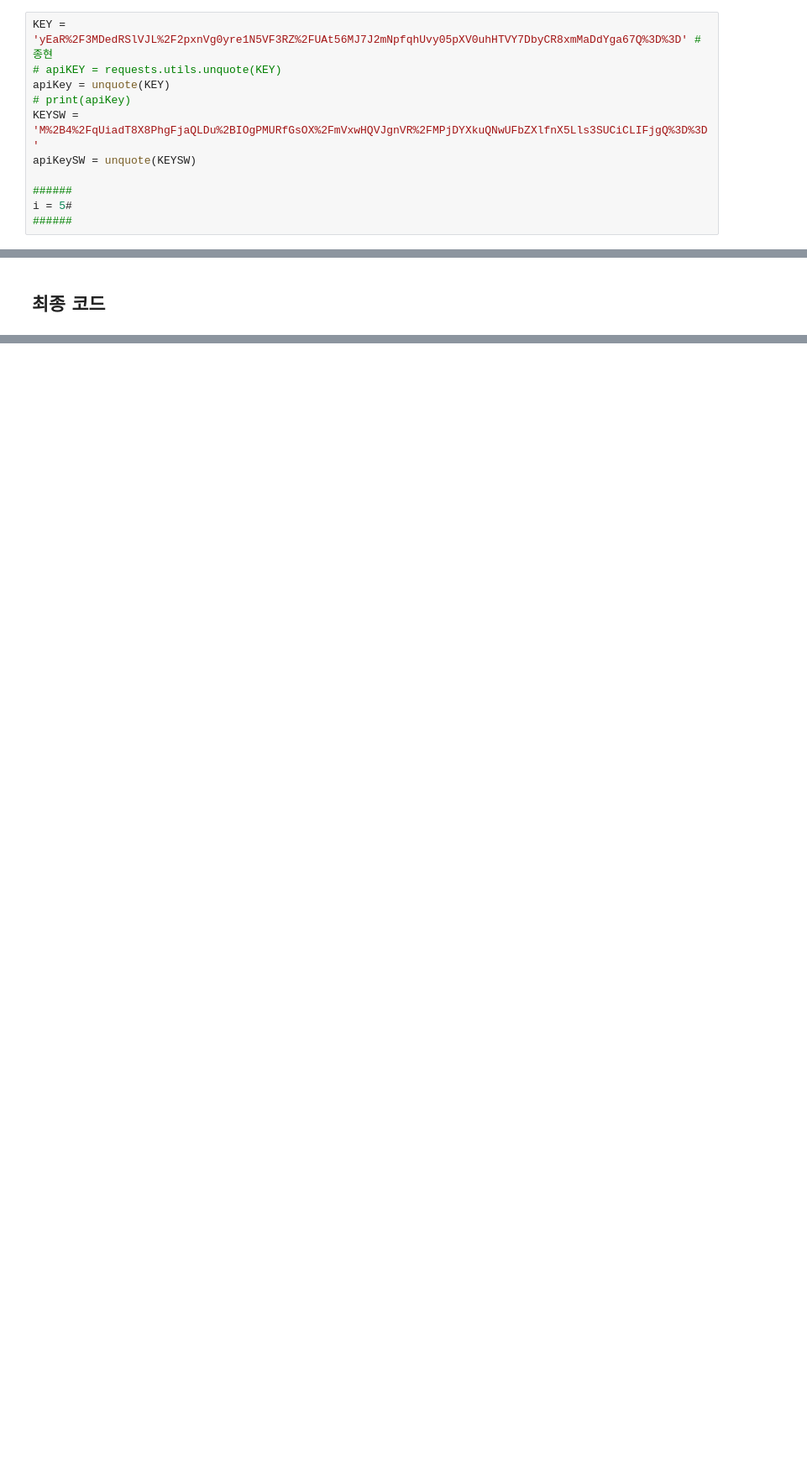
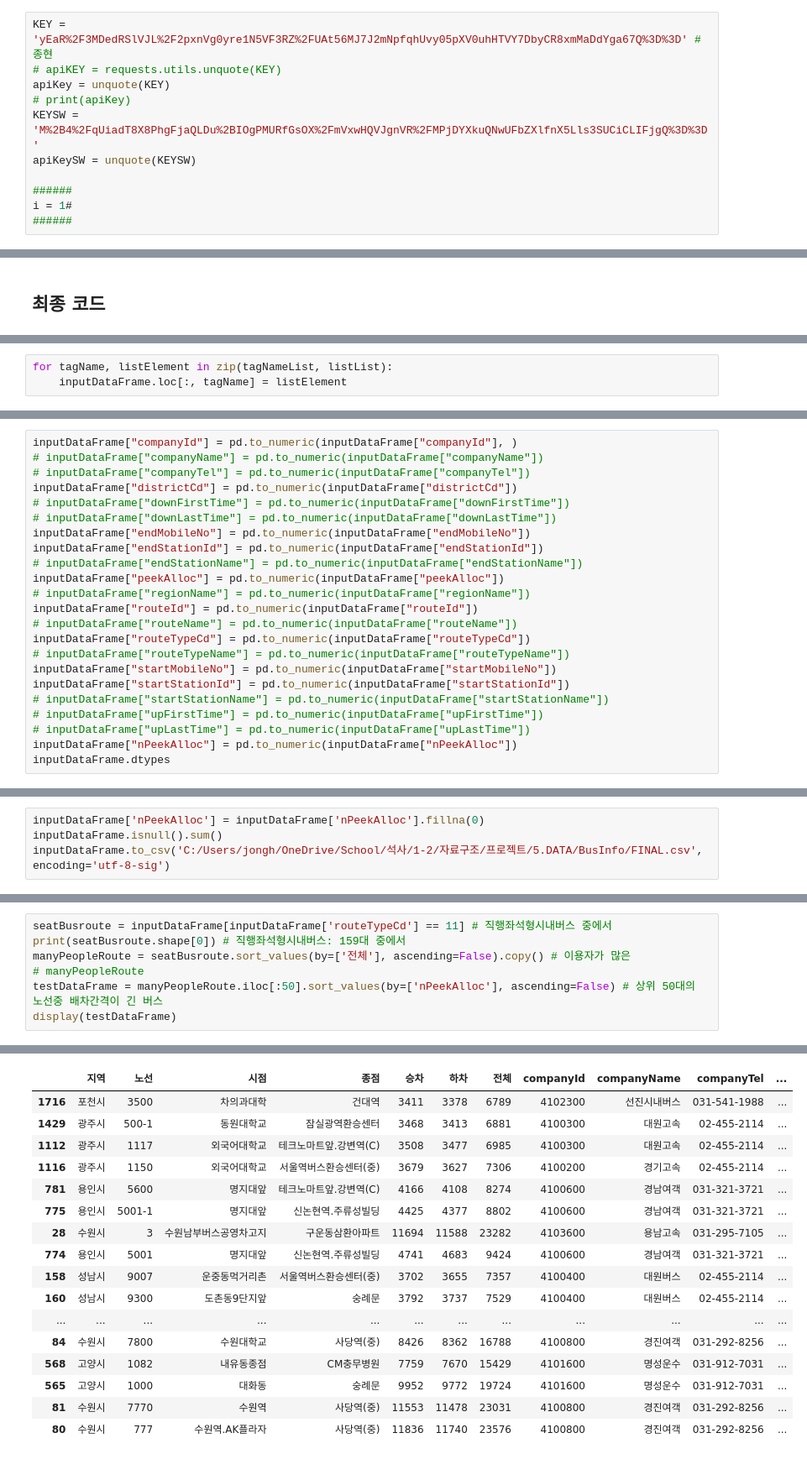
Before and after one commit to pilltong/Data-Structure-Project, a Jupyter notebook: BTTA_BusInfo.ipynb, the cells around one changed output, grey strips where cells are left out. Shown: that part at 84% size. Cells and saved outputs as stored; diff of their text form; blank space fills up the shorter version.

```diff
--- a/BTTA_BusInfo.ipynb
+++ b/BTTA_BusInfo.ipynb
@@ -80,7 +68,7 @@ KEYSW = 'M%2B4%2FqUiadT8X8PhgFjaQLDu%2BIOgPMURfGsOX%2FmVxwHQVJgnVR%2FMPjDYXkuQNw
 apiKeySW = unquote(KEYSW)
 
 ######
-i = 5#
+i = 1#
 ######
 # %% [markdown]
 ## URL 생성
@@ -207,0 +440,3 @@ print(routeIdList)
+# %%
+for tagName, listElement in zip(tagNameList, listList):
+    inputDataFrame.loc[:, tagName] = listElement
@@ -207,0 +471,23 @@ print(routeIdList)
+# %%
+inputDataFrame["companyId"] = pd.to_numeric(inputDataFrame["companyId"], )
+# inputDataFrame["companyName"] = pd.to_numeric(inputDataFrame["companyName"])
+# inputDataFrame["companyTel"] = pd.to_numeric(inputDataFrame["companyTel"])
+inputDataFrame["districtCd"] = pd.to_numeric(inputDataFrame["districtCd"])
+# inputDataFrame["downFirstTime"] = pd.to_numeric(inputDataFrame["downFirstTime"])
+# inputDataFrame["downLastTime"] = pd.to_numeric(inputDataFrame["downLastTime"])
+inputDataFrame["endMobileNo"] = pd.to_numeric(inputDataFrame["endMobileNo"])
+inputDataFrame["endStationId"] = pd.to_numeric(inputDataFrame["endStationId"])
+# inputDataFrame["endStationName"] = pd.to_numeric(inputDataFrame["endStationName"])
+inputDataFrame["peekAlloc"] = pd.to_numeric(inputDataFrame["peekAlloc"])
+# inputDataFrame["regionName"] = pd.to_numeric(inputDataFrame["regionName"])
+inputDataFrame["routeId"] = pd.to_numeric(inputDataFrame["routeId"])
+# inputDataFrame["routeName"] = pd.to_numeric(inputDataFrame["routeName"])
+inputDataFrame["routeTypeCd"] = pd.to_numeric(inputDataFrame["routeTypeCd"])
+# inputDataFrame["routeTypeName"] = pd.to_numeric(inputDataFrame["routeTypeName"])
+inputDataFrame["startMobileNo"] = pd.to_numeric(inputDataFrame["startMobileNo"])
+inputDataFrame["startStationId"] = pd.to_numeric(inputDataFrame["startStationId"])
+# inputDataFrame["startStationName"] = pd.to_numeric(inputDataFrame["startStationName"])
+# inputDataFrame["upFirstTime"] = pd.to_numeric(inputDataFrame["upFirstTime"])
+# inputDataFrame["upLastTime"] = pd.to_numeric(inputDataFrame["upLastTime"])
+inputDataFrame["nPeekAlloc"] = pd.to_numeric(inputDataFrame["nPeekAlloc"])
+inputDataFrame.dtypes
@@ -207,0 +512,4 @@ print(routeIdList)
+# %%
+inputDataFrame['nPeekAlloc'] = inputDataFrame['nPeekAlloc'].fillna(0)
+inputDataFrame.isnull().sum()
+inputDataFrame.to_csv('C:/Users/jongh/OneDrive/School/석사/1-2/자료구조/프로젝트/5.DATA/BusInfo/FINAL.csv', encoding='utf-8-sig')
@@ -207,0 +518,8 @@ print(routeIdList)
+# %%
+seatBusroute = inputDataFrame[inputDataFrame['routeTypeCd'] == 11] # 직행좌석형시내버스 중에서
+print(seatBusroute.shape[0]) # 직행좌석형시내버스: 159대 중에서
+manyPeopleRoute = seatBusroute.sort_values(by=['전체'], ascending=False).copy() # 이용자가 많은
+# manyPeopleRoute
+testDataFrame = manyPeopleRoute.iloc[:50].sort_values(by=['nPeekAlloc'], ascending=False) # 상위 50대의 노선중 배차간격이 긴 버스
+display(testDataFrame)
+# %% [output]
@@ -207,0 +527,17 @@ print(routeIdList)
+|  | 지역 | 노선 | 시점 | 종점 | 승차 | 하차 | 전체 | companyId | companyName | companyTel | ... |
+| 1716 | 포천시 | 3500 | 차의과대학 | 건대역 | 3411 | 3378 | 6789 | 4102300 | 선진시내버스 | 031-541-1988 | ... |
+| 1429 | 광주시 | 500-1 | 동원대학교 | 잠실광역환승센터 | 3468 | 3413 | 6881 | 4100300 | 대원고속 | 02-455-2114 | ... |
+| 1112 | 광주시 | 1117 | 외국어대학교 | 테크노마트앞.강변역(C) | 3508 | 3477 | 6985 | 4100300 | 대원고속 | 02-455-2114 | ... |
+| 1116 | 광주시 | 1150 | 외국어대학교 | 서울역버스환승센터(중) | 3679 | 3627 | 7306 | 4100200 | 경기고속 | 02-455-2114 | ... |
+| 781 | 용인시 | 5600 | 명지대앞 | 테크노마트앞.강변역(C) | 4166 | 4108 | 8274 | 4100600 | 경남여객 | 031-321-3721 | ... |
+| 775 | 용인시 | 5001-1 | 명지대앞 | 신논현역.주류성빌딩 | 4425 | 4377 | 8802 | 4100600 | 경남여객 | 031-321-3721 | ... |
+| 28 | 수원시 | 3 | 수원남부버스공영차고지 | 구운동삼환아파트 | 11694 | 11588 | 23282 | 4103600 | 용남고속 | 031-295-7105 | ... |
+| 774 | 용인시 | 5001 | 명지대앞 | 신논현역.주류성빌딩 | 4741 | 4683 | 9424 | 4100600 | 경남여객 | 031-321-3721 | ... |
+| 158 | 성남시 | 9007 | 운중동먹거리촌 | 서울역버스환승센터(중) | 3702 | 3655 | 7357 | 4100400 | 대원버스 | 02-455-2114 | ... |
+| 160 | 성남시 | 9300 | 도촌동9단지앞 | 숭례문 | 3792 | 3737 | 7529 | 4100400 | 대원버스 | 02-455-2114 | ... |
+| ... | ... | ... | ... | ... | ... | ... | ... | ... | ... | ... | ... |
+| 84 | 수원시 | 7800 | 수원대학교 | 사당역(중) | 8426 | 8362 | 16788 | 4100800 | 경진여객 | 031-292-8256 | ... |
+| 568 | 고양시 | 1082 | 내유동종점 | CM충무병원 | 7759 | 7670 | 15429 | 4101600 | 명성운수 | 031-912-7031 | ... |
+| 565 | 고양시 | 1000 | 대화동 | 숭례문 | 9952 | 9772 | 19724 | 4101600 | 명성운수 | 031-912-7031 | ... |
+| 81 | 수원시 | 7770 | 수원역 | 사당역(중) | 11553 | 11478 | 23031 | 4100800 | 경진여객 | 031-292-8256 | ... |
+| 80 | 수원시 | 777 | 수원역.AK플라자 | 사당역(중) | 11836 | 11740 | 23576 | 4100800 | 경진여객 | 031-292-8256 | ... |
```
Also changed, not shown: parts of 27 cells of this notebook.
